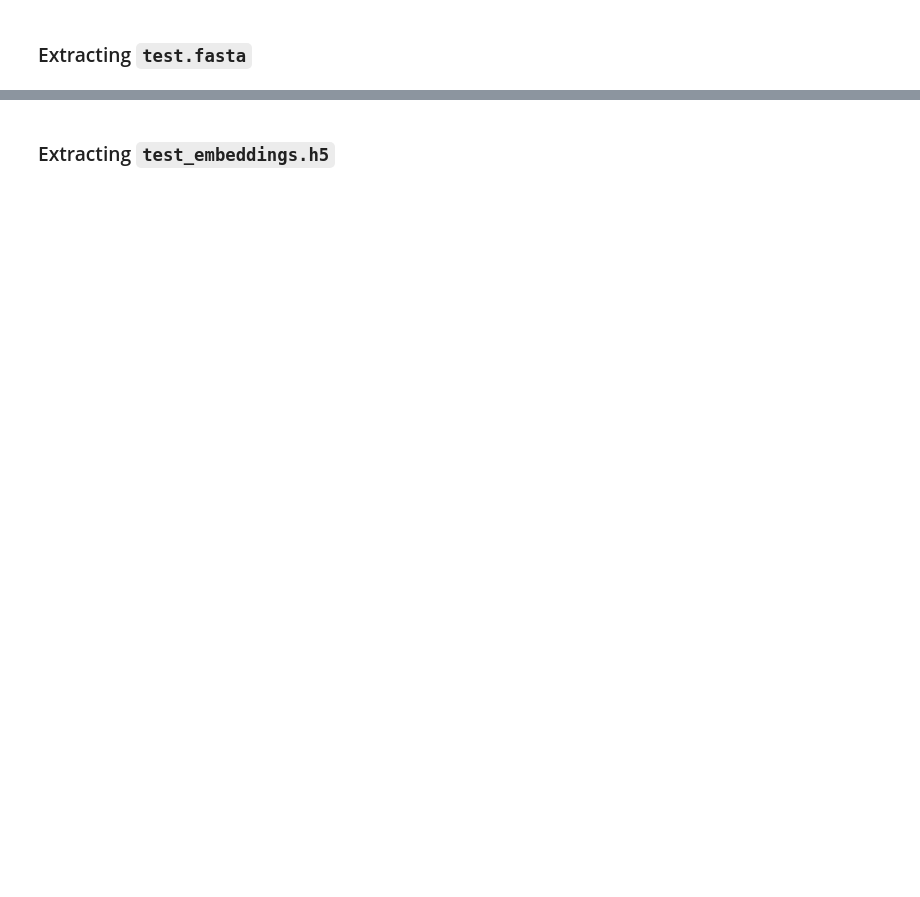
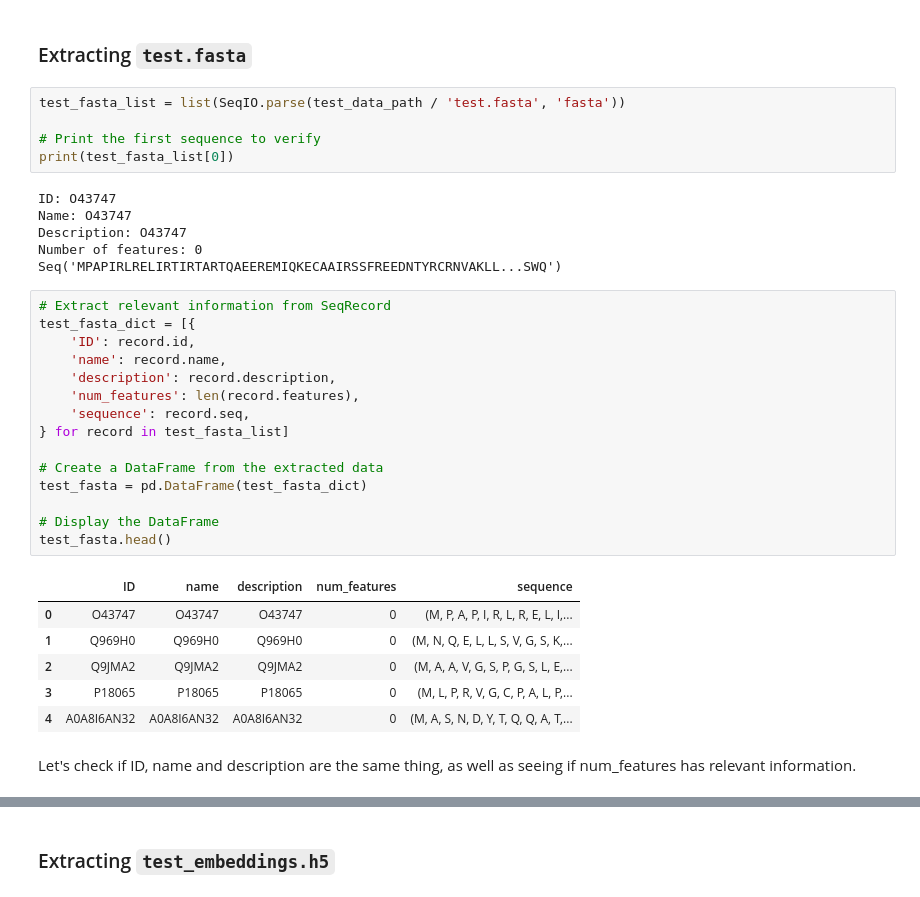
Before and after one commit to mattiazza/protein_function_prediction, a Jupyter notebook: bd_project/datasets_creation.ipynb, the cells around one changed output, grey strips where cells are left out. Saved outputs shown, nothing was run; the diff lists cells and outputs as text; blank space fills up the shorter version.

```diff
--- a/bd_project/datasets_creation.ipynb
+++ b/bd_project/datasets_creation.ipynb
@@ -432,2 +443,37 @@ In this section we are **creating the Test set**, fusing togheter the data from:
 # %% [markdown]
 ### Extracting `test.fasta`
+# %%
+test_fasta_list = list(SeqIO.parse(test_data_path / 'test.fasta', 'fasta'))
+
+# Print the first sequence to verify
+print(test_fasta_list[0])
+# %% [output]
+ID: O43747
+Name: O43747
+Description: O43747
+Number of features: 0
+Seq('MPAPIRLRELIRTIRTARTQAEEREMIQKECAAIRSSFREEDNTYRCRNVAKLL...SWQ')
+# %%
+# Extract relevant information from SeqRecord
+test_fasta_dict = [{
+    'ID': record.id,
+    'name': record.name,
+    'description': record.description,
+    'num_features': len(record.features),
+    'sequence': record.seq,
+} for record in test_fasta_list]
+
+# Create a DataFrame from the extracted data
+test_fasta = pd.DataFrame(test_fasta_dict)
+
+# Display the DataFrame
+test_fasta.head()
+# %% [output]
+|  | ID | name | description | num_features | sequence |
+| 0 | O43747 | O43747 | O43747 | 0 | (M, P, A, P, I, R, L, R, E, L, I,... |
+| 1 | Q969H0 | Q969H0 | Q969H0 | 0 | (M, N, Q, E, L, L, S, V, G, S, K,... |
+| 2 | Q9JMA2 | Q9JMA2 | Q9JMA2 | 0 | (M, A, A, V, G, S, P, G, S, L, E,... |
+| 3 | P18065 | P18065 | P18065 | 0 | (M, L, P, R, V, G, C, P, A, L, P,... |
+| 4 | A0A8I6AN32 | A0A8I6AN32 | A0A8I6AN32 | 0 | (M, A, S, N, D, Y, T, Q, Q, A, T,... |
+# %% [markdown]
+Let's check if ID, name and description are the same thing, as well as seeing if num_features has relevant information.
```
Also changed, not shown: parts of 12 cells of this notebook.
